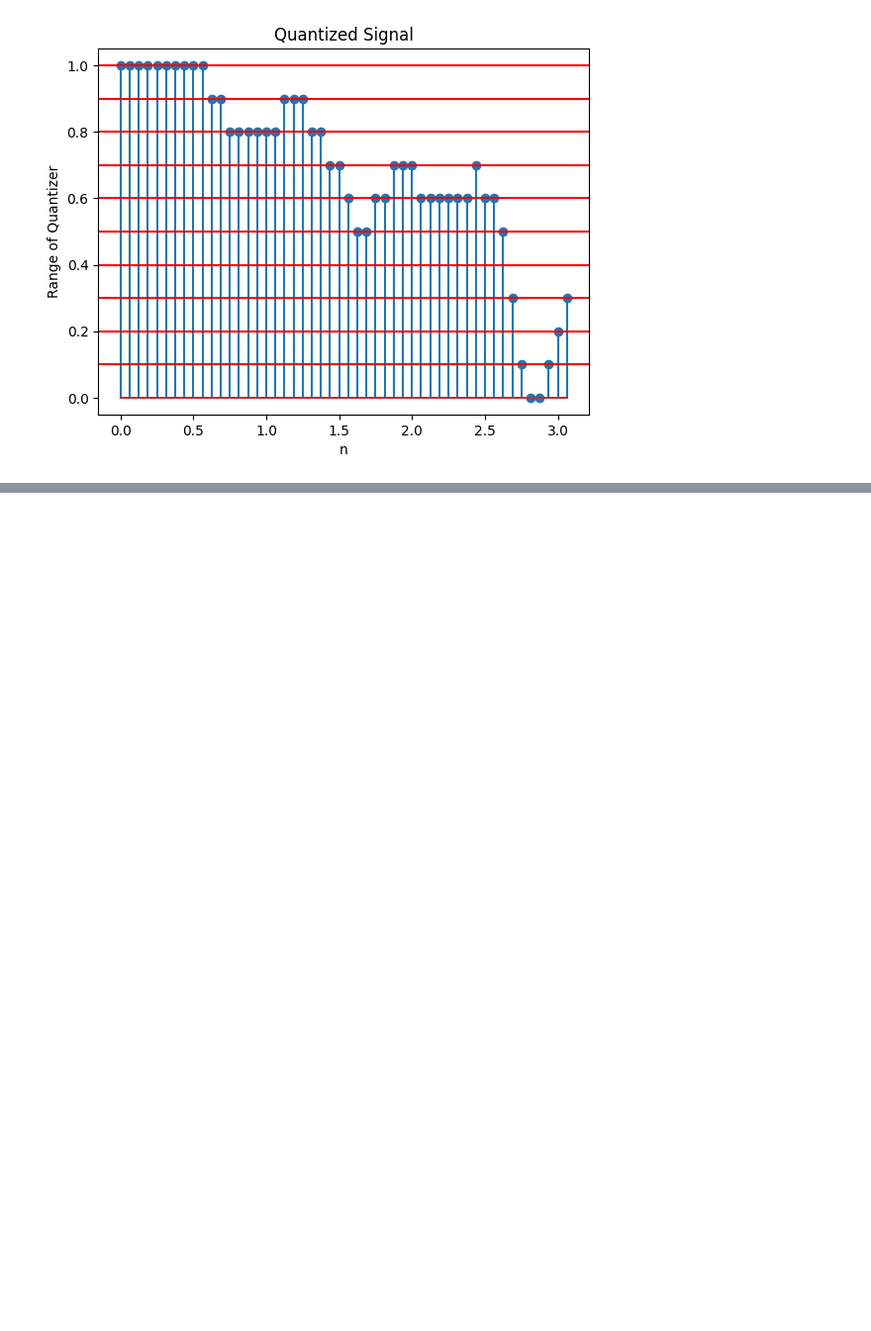
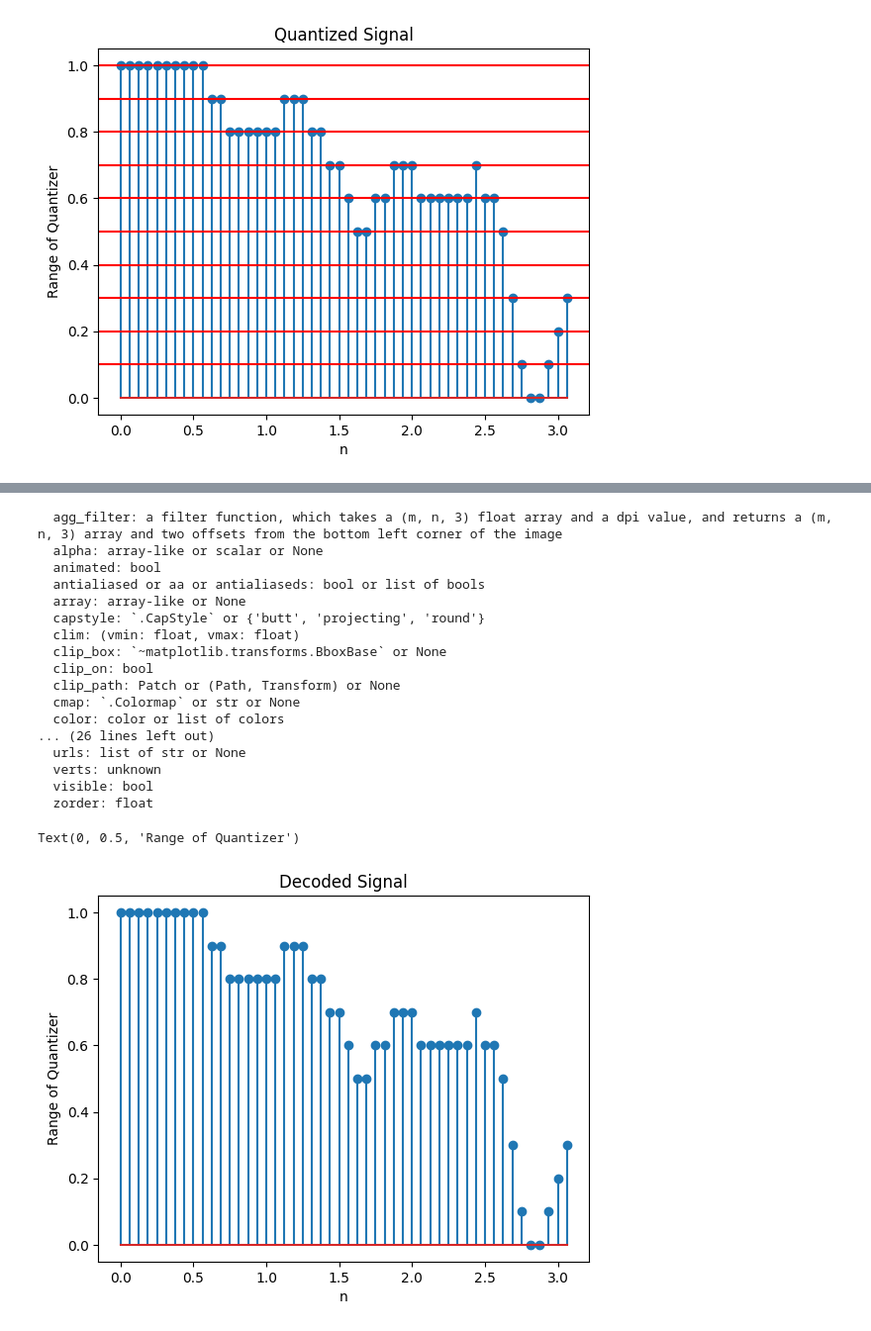
Before and after one commit to moez-rd/sinsis, a Jupyter notebook: notebook.ipynb, the cells around one changed output, grey strips where cells are left out. Shown at 99% size. Cells and saved outputs as stored; diff of their text form; code cells hidden in the pictures; blank space fills up the shorter version.

```diff
--- a/notebook.ipynb
+++ b/notebook.ipynb
@@ -132,3 +132,11 @@ plt.axhline(y = 1.0, xmin = 0, xmax = 10, color = 'r')
   zorder: float
 <matplotlib.lines.Line2D at 0x...>
 [figure]
+# %%
+x_encoded = []
+
+for x in x_quantized:
+    x_encoded.append(np.binary_repr(int(x*10), 4))
+
+x_encoded = np.array(x_encoded)
+x_encoded
@@ -134,0 +151,33 @@ plt.axhline(y = 1.0, xmin = 0, xmax = 10, color = 'r')
+# %%
+x_decoded = []
+
+for x in x_encoded:
+    x_decoded.append(int(x, 2))
+
+x_decoded = np.array(x_decoded) / 10
+# %%
+plt.title('Decoded Signal')
+markerline, stemlines, baseline = plt.stem(n, x_decoded)
+plt.setp(stemlines)
+plt.xlabel('n')
+plt.ylabel('Range of Quantizer')
+# %% [output]
+  agg_filter: a filter function, which takes a (m, n, 3) float array and a dpi value, and returns a (m, n, 3) array and two offsets from the bottom left corner of the image
+  alpha: array-like or scalar or None
+  animated: bool
+  antialiased or aa or antialiaseds: bool or list of bools
+  array: array-like or None
+  capstyle: `.CapStyle` or {'butt', 'projecting', 'round'}
+  clim: (vmin: float, vmax: float)
+  clip_box: `~matplotlib.transforms.BboxBase` or None
+  clip_on: bool
+  clip_path: Patch or (Path, Transform) or None
+  cmap: `.Colormap` or str or None
+  color: color or list of colors
+... (26 lines left out)
+  urls: list of str or None
+  verts: unknown
+  visible: bool
+  zorder: float
+Text(0, 0.5, 'Range of Quantizer')
+[figure, added]
```
Also changed, not shown: parts of 2 cells of this notebook.
